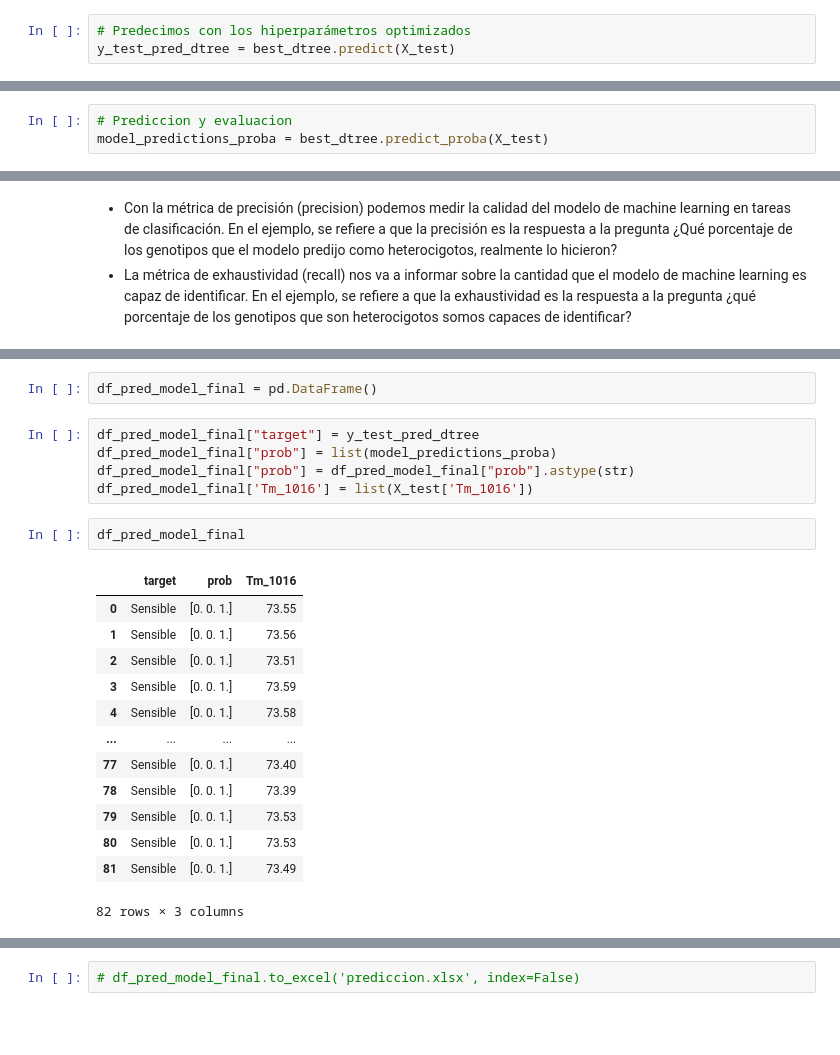
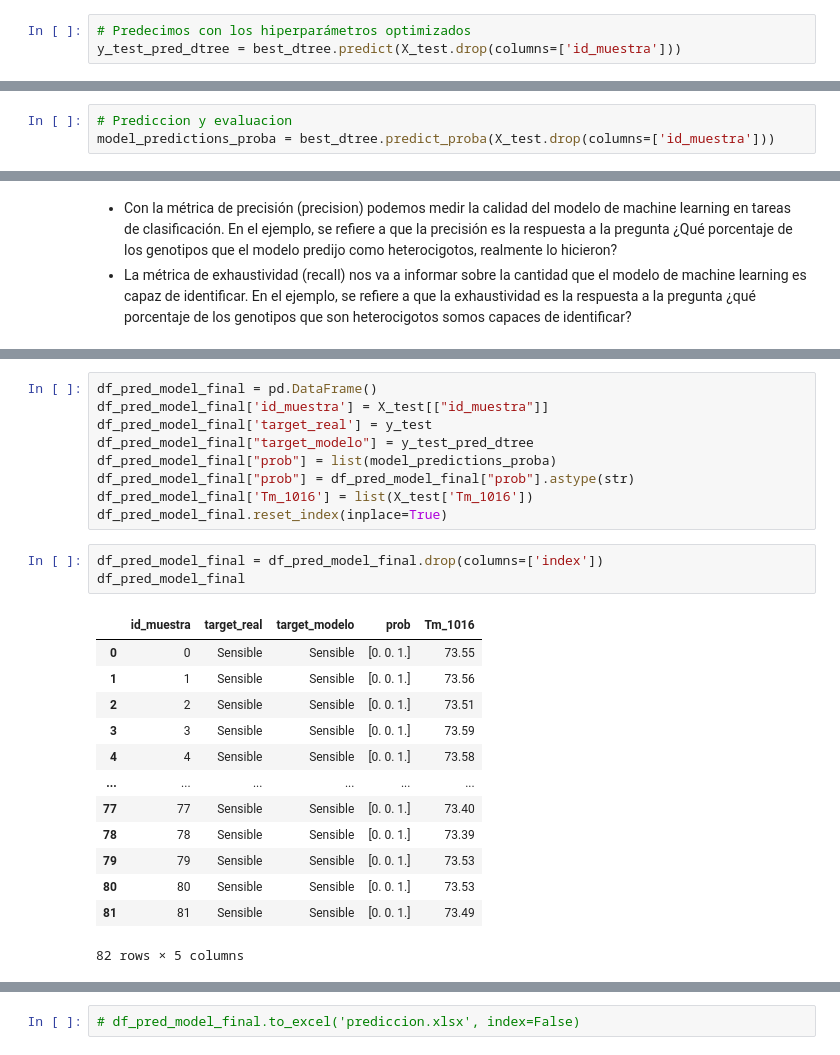
Before and after one commit to gonzalohdominguez/ML-KDR-Genotyping, a Jupyter notebook: 1016_model.ipynb, the cells around one changed output, grey strips where cells are left out. Saved outputs shown, nothing was run; the diff lists cells and outputs as text; blank space fills up the shorter version.

```diff
--- a/1016_model.ipynb
+++ b/1016_model.ipynb
@@ -177,4 +229,4 @@ y_test = base_test[['Genotipo_1016']]
 # %%
 # Predecimos con los hiperparámetros optimizados
-y_test_pred_dtree = best_dtree.predict(X_test)
+y_test_pred_dtree = best_dtree.predict(X_test.drop(columns=['id_muestra']))
 # %%
@@ -231,6 +301,6 @@ fig.savefig('arbol_decision.png')
 # %%
 # Prediccion y evaluacion
-model_predictions_proba = best_dtree.predict_proba(X_test)
+model_predictions_proba = best_dtree.predict_proba(X_test.drop(columns=['id_muestra']))
 # %%
 # Crear un DataFrame con las predicciones de probabilidad
 df_prob_dtree = pd.DataFrame(model_predictions_proba, columns=['Heterocigoto', 'Resistente', 'Sensible'])
@@ -275,26 +345,29 @@ weighted avg       1.00      1.00      1.00        82
 # %%
 df_pred_model_final = pd.DataFrame()
+df_pred_model_final['id_muestra'] = X_test[["id_muestra"]]
+df_pred_model_final['target_real'] = y_test
+df_pred_model_final["target_modelo"] = y_test_pred_dtree
+df_pred_model_final["prob"] = list(model_predictions_proba)
+df_pred_model_final["prob"] = df_pred_model_final["prob"].astype(str)
+df_pred_model_final['Tm_1016'] = list(X_test['Tm_1016'])
+df_pred_model_final.reset_index(inplace=True)
-# %%
-df_pred_model_final["target"] = y_test_pred_dtree
-df_pred_model_final["prob"] = list(model_predictions_proba)
-df_pred_model_final["prob"] = df_pred_model_final["prob"].astype(str)
-df_pred_model_final['Tm_1016'] = list(X_test['Tm_1016'])
 # %%
+df_pred_model_final = df_pred_model_final.drop(columns=['index'])
 df_pred_model_final
 # %% [output]
-|  | target | prob | Tm_1016 |
-| 0 | Sensible | [0. 0. 1.] | 73.55 |
-| 1 | Sensible | [0. 0. 1.] | 73.56 |
-| 2 | Sensible | [0. 0. 1.] | 73.51 |
-| 3 | Sensible | [0. 0. 1.] | 73.59 |
-| 4 | Sensible | [0. 0. 1.] | 73.58 |
-| ... | ... | ... | ... |
-| 77 | Sensible | [0. 0. 1.] | 73.40 |
-| 78 | Sensible | [0. 0. 1.] | 73.39 |
-| 79 | Sensible | [0. 0. 1.] | 73.53 |
-| 80 | Sensible | [0. 0. 1.] | 73.53 |
-| 81 | Sensible | [0. 0. 1.] | 73.49 |
+|  | id_muestra | target_real | target_modelo | prob | Tm_1016 |
+| 0 | 0 | Sensible | Sensible | [0. 0. 1.] | 73.55 |
+| 1 | 1 | Sensible | Sensible | [0. 0. 1.] | 73.56 |
+| 2 | 2 | Sensible | Sensible | [0. 0. 1.] | 73.51 |
+| 3 | 3 | Sensible | Sensible | [0. 0. 1.] | 73.59 |
+| 4 | 4 | Sensible | Sensible | [0. 0. 1.] | 73.58 |
+| ... | ... | ... | ... | ... | ... |
+| 77 | 77 | Sensible | Sensible | [0. 0. 1.] | 73.40 |
+| 78 | 78 | Sensible | Sensible | [0. 0. 1.] | 73.39 |
+| 79 | 79 | Sensible | Sensible | [0. 0. 1.] | 73.53 |
+| 80 | 80 | Sensible | Sensible | [0. 0. 1.] | 73.53 |
+| 81 | 81 | Sensible | Sensible | [0. 0. 1.] | 73.49 |
-82 rows × 3 columns
+82 rows × 5 columns
 # %%
 # Separar la columna 'prob' en tres columnas
 df_pred_model_final[['prob_heterocigoto', 'prob_resistente', 'prob_sensible']] = df_pred_model_final['prob'].str.strip('[]').str.split(expand=True)
```
Also changed, not shown: parts of 62 cells of this notebook, 1 other file.
